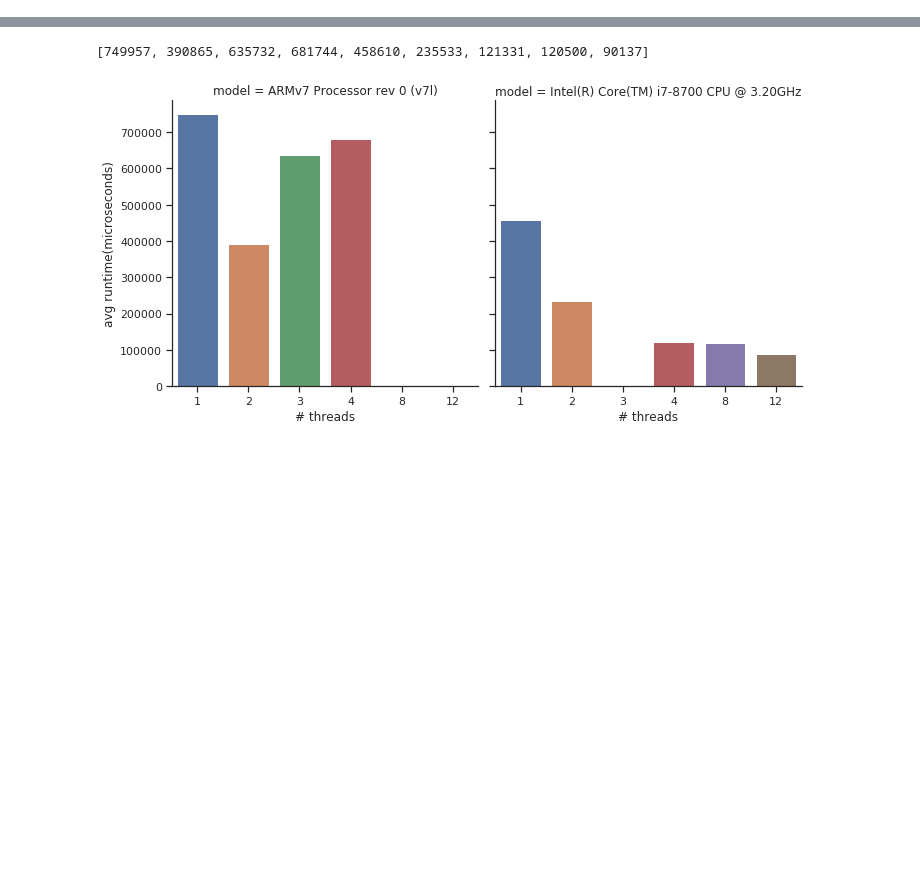
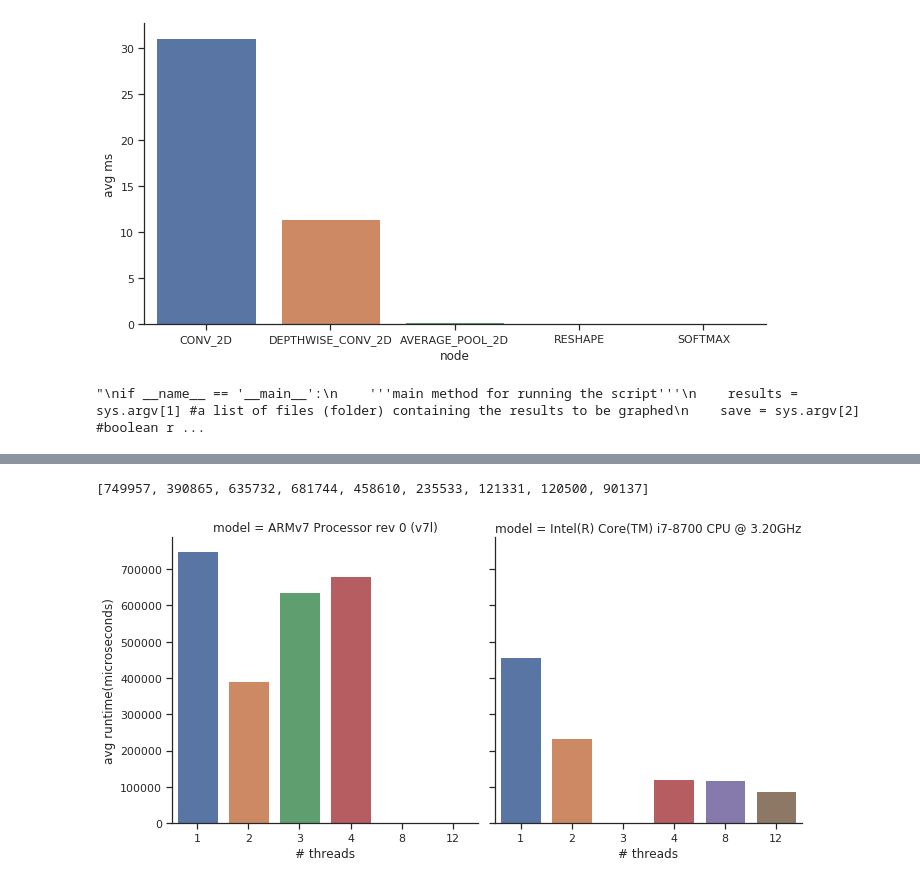
Before and after one commit to tflite-soc/benchmarking-models, a Jupyter notebook: plot_data.ipynb, the cells around one changed output, grey strips where cells are left out. Saved outputs shown, nothing was run; the diff lists cells and outputs as text; code cells hidden in the pictures; blank space fills up the shorter version.

```diff
--- a/plot_data.ipynb
+++ b/plot_data.ipynb
@@ -8,0 +124,34 @@ sns.set(style="ticks")
+# %%
+def getIndividualNodeData(file):
+    individualNodes = re.compile(r"""\s+
+        (?P<node_name>\S+)\s+
+        \d+\.\d+ \s+
+        \d+\.\d+ \s+
+        (?P<node_avg>\d+\.\d+)""", re.X)
+
+    runOrder = re.compile(r"""=+ Run Order =+\n""")
+    compTime = re.compile(r"""=+ Top by Computation Time =+\n""")
+
+    with open(file) as f:
+        lines = f.read()
+
+        runLocations = re.finditer(runOrder, lines)
+
+        compTimeLocations = re.finditer(compTime, lines)
+
+        nodes = []
+        runtimes = []
+        for run in runLocations:
+            end = next(compTimeLocations).start()
+
+            runData = re.findall(individualNodes, lines[run.start():end])
+
+            for node in runData:
+                nodes.append(node[0])
+
+                runtimes.append(float(node[1]))
+        data = {"node" : nodes, "avg ms" : runtimes}
+        return pd.DataFrame(data)
+
+
+getIndividualNodeData(files[0])
@@ -8,0 +172,21 @@ sns.set(style="ticks")
+# %%
+def plotIndividualNodes(file):
+    nodeData = getIndividualNodeData(file)
+
+    sns.catplot(x="node", y="avg ms", kind="bar",data=nodeData, ci=None, aspect = 1.9)
+
+
+plotIndividualNodes(files[0])
+# %% [output]
+[figure, added]
+# %%
+"""Main method - to be called from command line"""
+
+if __name__ == '__main__':
+    '''main method for running the script'''
+    results = sys.argv[1] #a list of files (folder) containing the results to be graphed
+    save = sys.argv[2] #boolean representing whether or not to save the graphs
+
+    plotAll(results)
+# %% [output]
+"\nif __name__ == '__main__':\n    '''main method for running the script'''\n    results = sys.argv[1] #a list of files (folder) containing the results to be graphed\n    save = sys.argv[2] #boolean r ...
```
Also changed, not shown: parts of 10 cells of this notebook.
